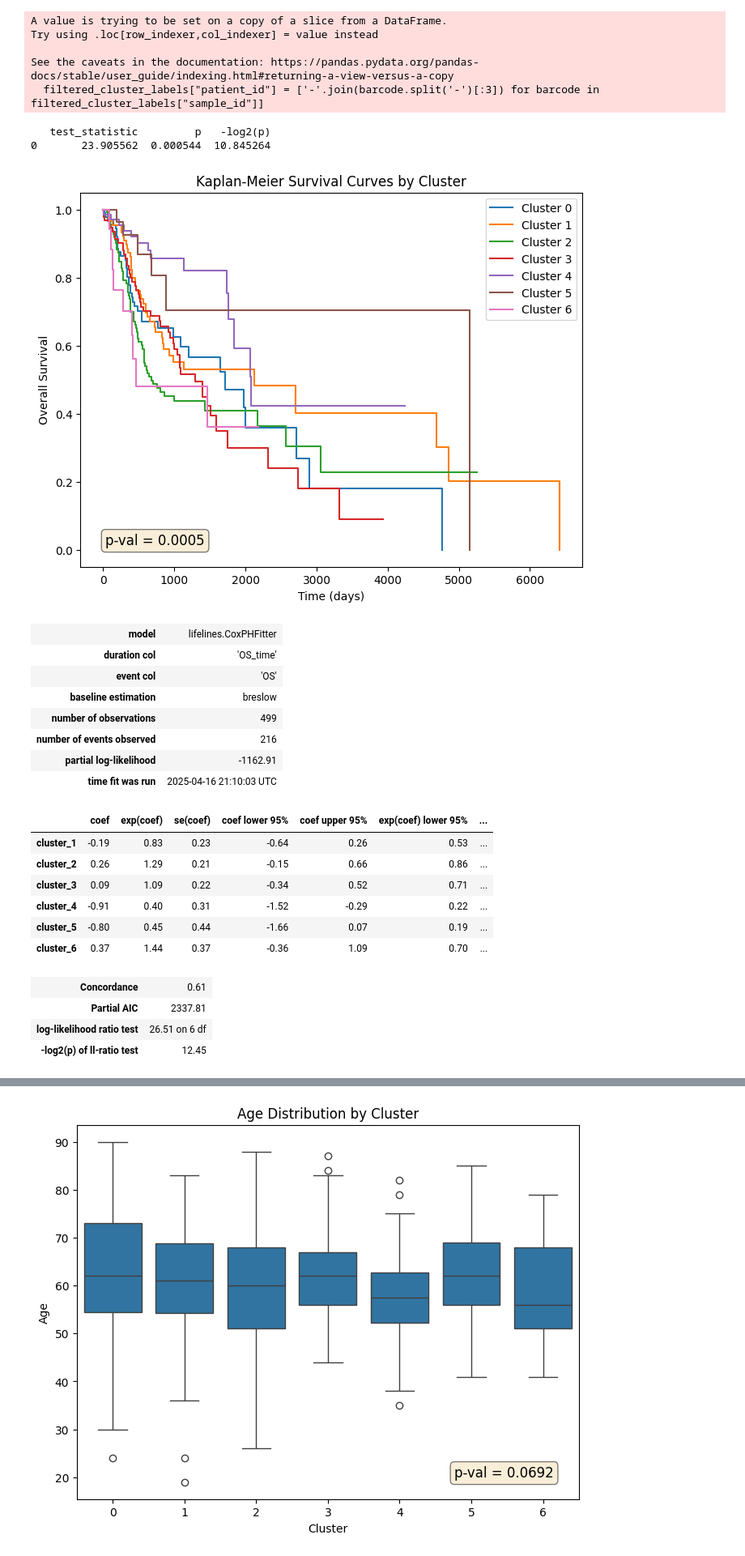
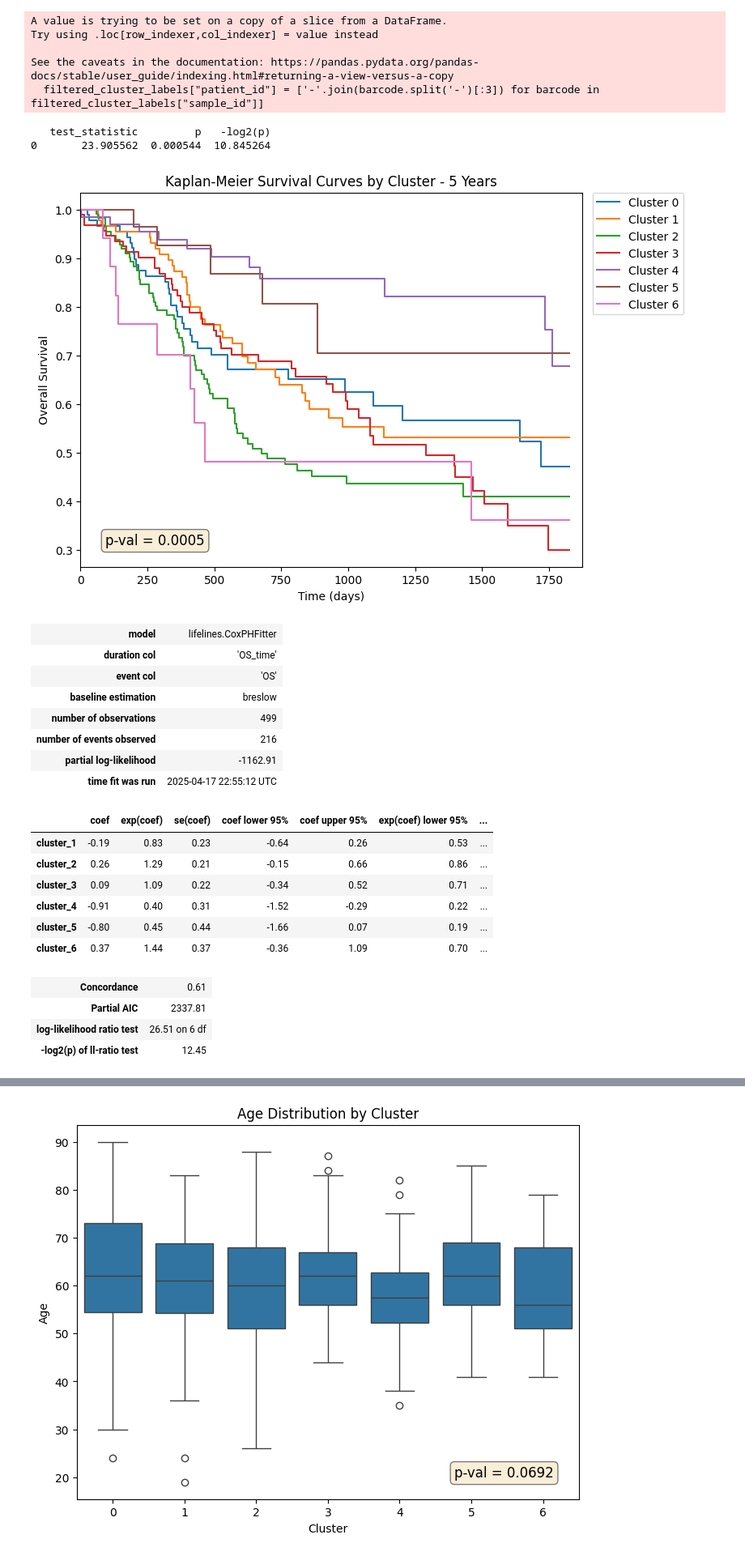
Before and after one commit to Harrison-Q-Ma/BNFO285_Projects, a Jupyter notebook: project_1/Wenshu/qualitative_assessments.ipynb, the cells around one changed output, grey strips where cells are left out. Shown: that part at 81% size. Saved outputs shown, nothing was run; the diff lists cells and outputs as text; code cells hidden in the pictures.

Commit message:
update cluster annotation code

```diff
--- a/project_1/Wenshu/qualitative_assessments.ipynb
+++ b/project_1/Wenshu/qualitative_assessments.ipynb
@@ -36,9 +36,13 @@ See the caveats in the documentation: https://pandas.pydata.org/pandas-docs/stab
 kmf = KaplanMeierFitter()
 plt.figure(figsize=(8, 6))
 
+# define five-year cutoff in days
+cutoff_days = 5 * 365
+timeline = np.linspace(0, cutoff_days, 500)
+
 # Loop through each cluster, fit, and plot the survival function
 for cluster, cluster_df in df.groupby('cluster'):
-    kmf.fit(cluster_df['OS_time'], event_observed=cluster_df['OS'], label=f'Cluster {cluster}')
+    kmf.fit(cluster_df['OS_time'], timeline=timeline, event_observed=cluster_df['OS'], label=f'Cluster {cluster}')
     kmf.plot_survival_function(ci_show=False)  # Plot survival function with confidence intervals
 
 # -------------------------------------------------
@@ -50,44 +54,49 @@ logrank_results = multivariate_logrank_test(df['OS_time'], df['cluster'], event_
 
 print(logrank_results.summary)
 
-plt.title("Kaplan-Meier Survival Curves by Cluster")
+plt.title("Kaplan-Meier Survival Curves by Cluster - 5 Years")
+plt.xlim(0, cutoff_days+50)
 plt.xlabel("Time (days)")
 plt.ylabel("Overall Survival")
-plt.legend()
+plt.legend(
+    loc='upper left',
+    bbox_to_anchor=(1.02, 1),
+    borderaxespad=0
+)
 
 ax = plt.gca()
 ax.text(0.05, 0.05, f"p-val = {logrank_results.p_value:.4f}",
         transform=ax.transAxes,
         fontsize=12,
         verticalalignment='bottom',
         horizontalalignment='left',
         bbox=dict(boxstyle='round', facecolor='wheat', alpha=0.5))
 plt.show()
 
 # -------------------------------------------------
 # Cox Proportional Hazards Model for Hazard Ratios
 # -------------------------------------------------
 # Ensure the "cluster" column is treated as a categorical variable.
 # Here we convert it to string and then create dummy variables.
 df['cluster'] = df['cluster'].astype(str)
 df_encoded = pd.get_dummies(df[['cluster']], drop_first=True)  # drop_first to set a reference level
 df_model = pd.concat([df[['OS_time', 'OS']], df_encoded], axis=1)
 
 cph = CoxPHFitter()
 cph.fit(df_model, duration_col='OS_time', event_col='OS')
 cph.print_summary()  # Displays hazard ratios, confidence intervals, and p-values
 
 plt.figure(figsize=(6, 4))
 cph.plot()
 plt.title("Cox Model Coefficients with 95% CIs")
 plt.axvline(0, color="grey", linestyle="--")
 plt.xlabel("Coefficient (log hazard ratio)")
 plt.tight_layout()
 plt.show()
 # %% [output]
    test_statistic         p   -log2(p)
 0       23.905562  0.000544  10.845264
-[figure, old version]
+[figure, new version]
 | model | lifelines.CoxPHFitter |
 | duration col | 'OS_time' |
 | event col | 'OS' |
@@ -95,7 +104,7 @@ plt.show()
 | number of observations | 499 |
 | number of events observed | 216 |
 | partial log-likelihood | -1162.91 |
-| time fit was run | 2025-04-16 21:10:03 UTC |
+| time fit was run | 2025-04-17 22:55:12 UTC |
 |  | coef | exp(coef) | se(coef) | coef lower 95% | coef upper 95% | exp(coef) lower 95% | ... |
 | cluster_1 | -0.19 | 0.83 | 0.23 | -0.64 | 0.26 | 0.53 | ... |
 | cluster_2 | 0.26 | 1.29 | 0.21 | -0.15 | 0.66 | 0.86 | ... |
```
Also changed, not shown: parts of 4 cells of this notebook.
